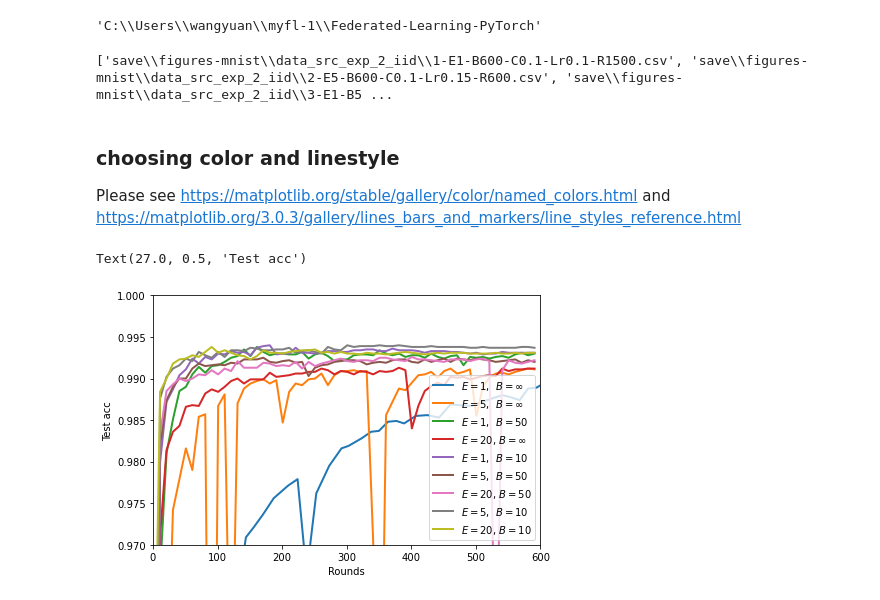
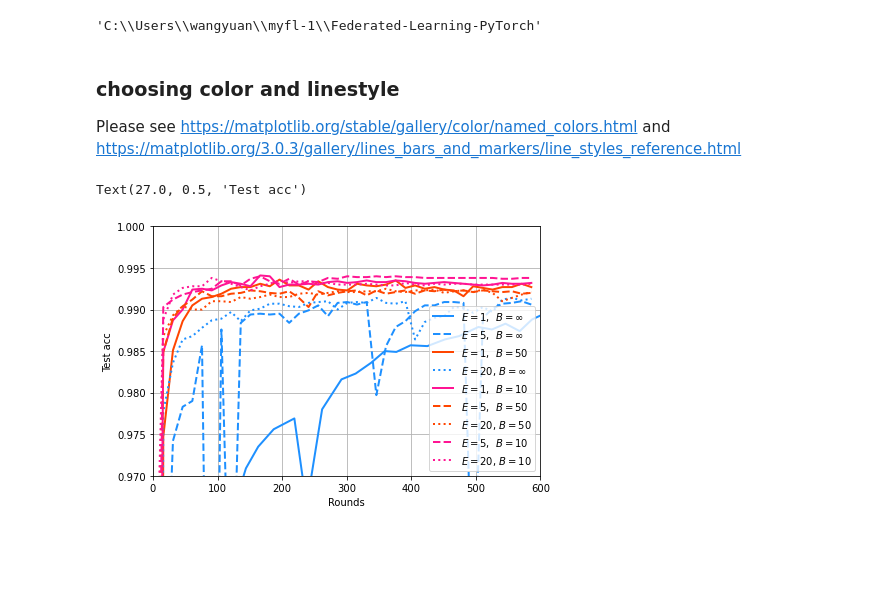
Before and after one commit to ywang037/Federated-Learning-PyTorch, a Jupyter notebook: helper-plot-csv-exp-2.ipynb, the cells around one changed output. Drawn from its saved outputs; the diff is of its cells as text; code cells hidden in the pictures; blank space fills up the shorter version.

```diff
--- a/helper-plot-csv-exp-2.ipynb
+++ b/helper-plot-csv-exp-2.ipynb
@@ -20,17 +21,14 @@ _, _, filenames_1 = next(walk(file_path_1))
 # something = os.listdir(file_path)
 # print(something)
 # %%
-files_to_read = [join(file_path,f) for f in filenames]
+files_to_read_1 = [join(file_path_1,f) for f in filenames_1]
+files_to_read_2 = [join(file_path_2,f) for f in filenames_2]
 # file_1 = os.path.join(file_path,'1-E1-B600-C0.1-Lr0.1-R1500.csv')
 # print(file_1)
-print(files_to_read)
+# print(files_to_read)
-# %% [output]
-['save\\figures-mnist\\data_src_exp_2_iid\\1-E1-B600-C0.1-Lr0.1-R1500.csv', 'save\\figures-mnist\\data_src_exp_2_iid\\2-E5-B600-C0.1-Lr0.15-R600.csv', 'save\\figures-mnist\\data_src_exp_2_iid\\3-E1-B5 ...
 # %%
-df = [pd.read_csv(f) for f in files_to_read]
+df_1 = [pd.read_csv(f) for f in files_to_read_1]
+df_2 = [pd.read_csv(f) for f in files_to_read_2]
 # print(len(df))
 # print(df[0])
-
-# data1 = pd.read_csv(file_1)
-# print(data1)
 # %%
@@ -81,22 +81,23 @@ run_linestyles[8] = ':'
 ### choosing color and linestyle
 Please see https://matplotlib.org/stable/gallery/color/named_colors.html and https://matplotlib.org/3.0.3/gallery/lines_bars_and_markers/line_styles_reference.html
 # %%
-step=10
+# plot the first figure for experiment 2 with iid data
+step_1=15
 plt.figure()
-for i, data in enumerate(df):
+for i, data in enumerate(df_1):
 #     step = 5 if i==1 else 5
-    x = [dx for j, dx in enumerate(data['Step'].tolist()) if j % step == 0]
-    y = [dy for j, dy in enumerate(data['Value'].tolist()) if j % step == 0]
-#     plt.plot(x,y,label=run_labels[i], linestyle=run_linestyles[i], color=run_colors[i],linewidth=2)
-    plt.plot(x,y,label=run_labels[i],linewidth=2)
+    x = [dx for j, dx in enumerate(data['Step'].tolist()) if j % step_1 == 0]
+    y = [dy for j, dy in enumerate(data['Value'].tolist()) if j % step_1 == 0]
+    plt.plot(x,y,label=run_labels[i], linestyle=run_linestyles[i], color=run_colors[i],linewidth=2)
+#     plt.plot(x,y,label=run_labels[i],linewidth=2)
     plt.legend(loc='lower right')
-
+plt.grid()
 plt.tight_layout()
 plt.xlim(0,600)
 plt.ylim(0.97,1.0)
 plt.xlabel('Rounds')
 plt.ylabel('Test acc')
 # plt.savefig('save/figures/first-try.png')
 # %% [output]
 Text(27.0, 0.5, 'Test acc')
-[figure, old version]
+[figure, new version]
```
Also changed, not shown: parts of 3 cells of this notebook.
